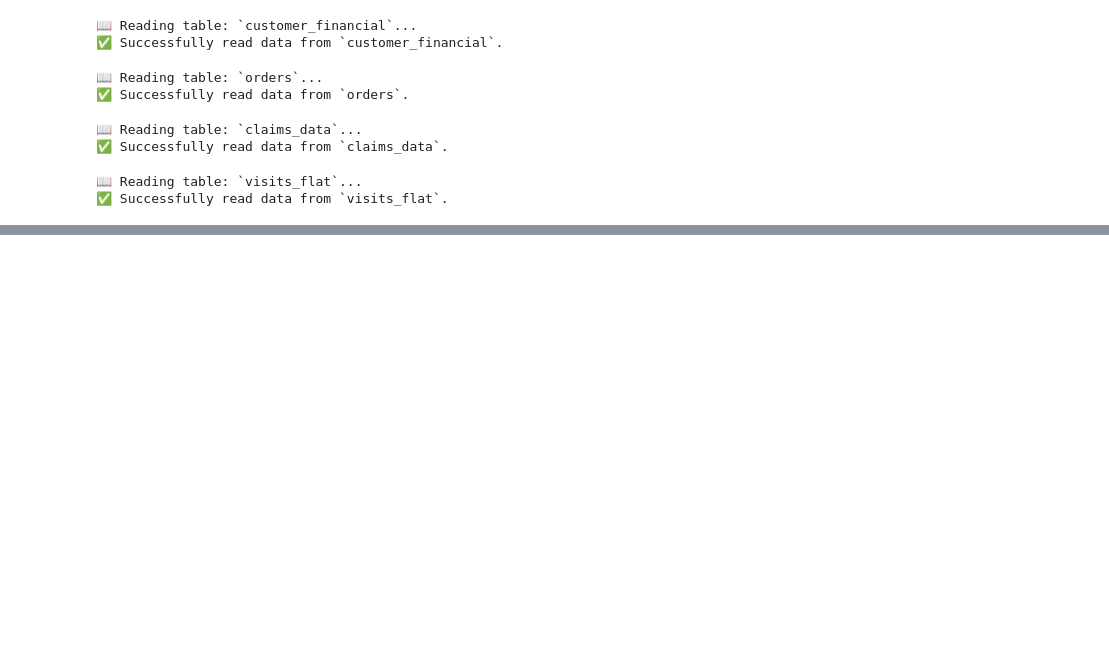
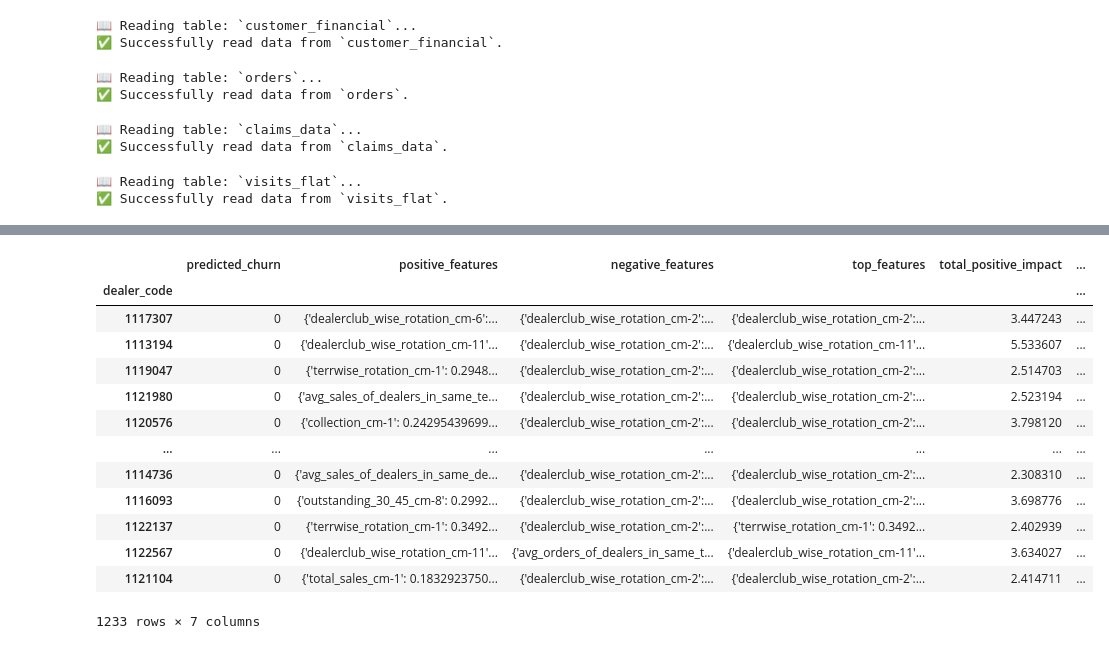
Before and after one commit to lakshita-kain/dealer-churn, a Jupyter notebook: execute.ipynb, the cells around one changed output, grey strips where cells are left out. Drawn from its saved outputs; the diff is of its cells as text; code cells hidden in the pictures; blank space fills up the shorter version.

```diff
--- a/execute.ipynb
+++ b/execute.ipynb
@@ -266,3 +310,20 @@ Model Explanation [████████████████████
+# %%
+results["explanation_results"]["explanations_df"]
+# %% [output]
+|  | predicted_churn | positive_features | negative_features | top_features | total_positive_impact | ... |
+| dealer_code |  |  |  |  |  | ... |
+| 1117307 | 0 | {'dealerclub_wise_rotation_cm-6':... | {'dealerclub_wise_rotation_cm-2':... | {'dealerclub_wise_rotation_cm-2':... | 3.447243 | ... |
+| 1113194 | 0 | {'dealerclub_wise_rotation_cm-11'... | {'dealerclub_wise_rotation_cm-2':... | {'dealerclub_wise_rotation_cm-11'... | 5.533607 | ... |
+| 1119047 | 0 | {'terrwise_rotation_cm-1': 0.2948... | {'dealerclub_wise_rotation_cm-2':... | {'dealerclub_wise_rotation_cm-2':... | 2.514703 | ... |
+| 1121980 | 0 | {'avg_sales_of_dealers_in_same_te... | {'dealerclub_wise_rotation_cm-2':... | {'dealerclub_wise_rotation_cm-2':... | 2.523194 | ... |
+| 1120576 | 0 | {'collection_cm-1': 0.24295439699... | {'dealerclub_wise_rotation_cm-2':... | {'dealerclub_wise_rotation_cm-2':... | 3.798120 | ... |
+| ... | ... | ... | ... | ... | ... | ... |
+| 1114736 | 0 | {'avg_sales_of_dealers_in_same_de... | {'dealerclub_wise_rotation_cm-2':... | {'dealerclub_wise_rotation_cm-2':... | 2.308310 | ... |
+| 1116093 | 0 | {'outstanding_30_45_cm-8': 0.2992... | {'dealerclub_wise_rotation_cm-2':... | {'dealerclub_wise_rotation_cm-2':... | 3.698776 | ... |
+| 1122137 | 0 | {'terrwise_rotation_cm-1': 0.3492... | {'dealerclub_wise_rotation_cm-2':... | {'terrwise_rotation_cm-1': 0.3492... | 2.402939 | ... |
+| 1122567 | 0 | {'dealerclub_wise_rotation_cm-11'... | {'avg_orders_of_dealers_in_same_t... | {'dealerclub_wise_rotation_cm-11'... | 3.634027 | ... |
+| 1121104 | 0 | {'total_sales_cm-1': 0.1832923750... | {'dealerclub_wise_rotation_cm-2':... | {'dealerclub_wise_rotation_cm-2':... | 2.414711 | ... |
+1233 rows × 7 columns
 # %%
 prediction_results = model_pipeline.run_production_prediction_pipeline(data_path="offset_features")
 # %% [output]
```
Also changed, not shown: parts of 10 cells of this notebook, 1 other file.
